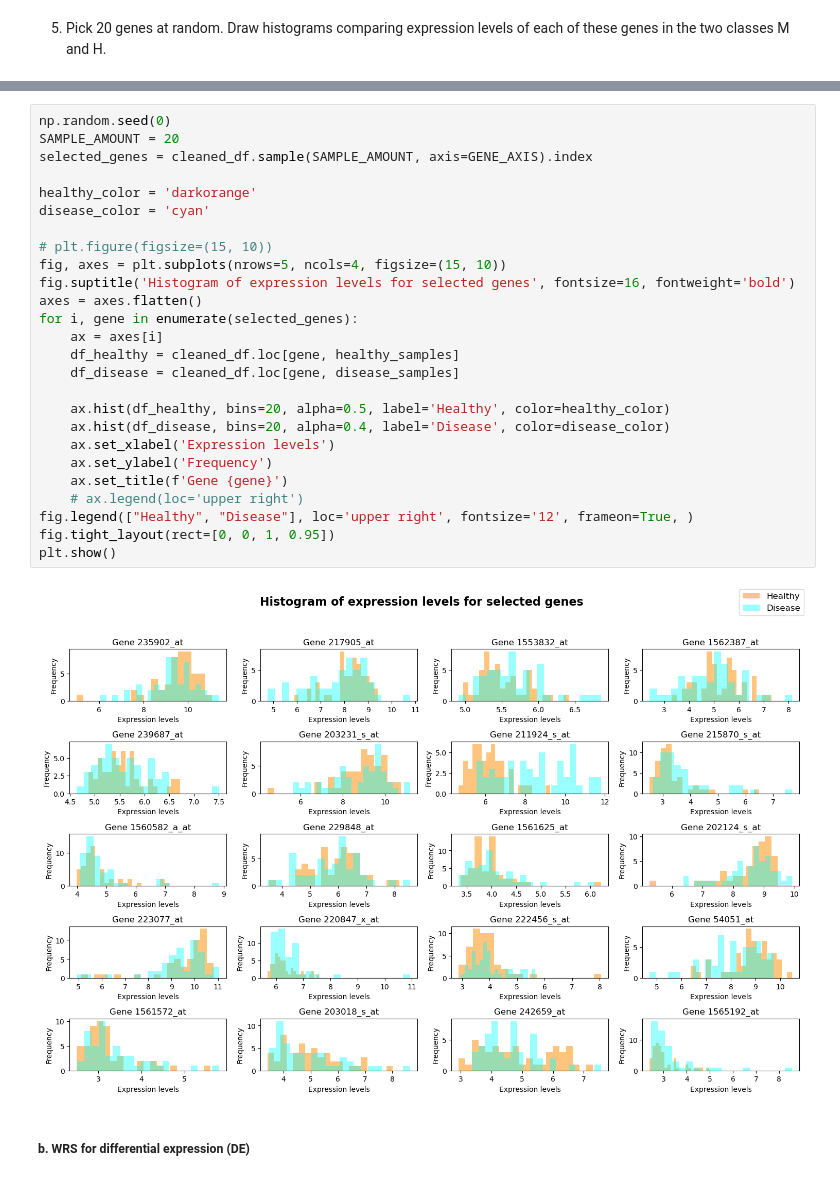
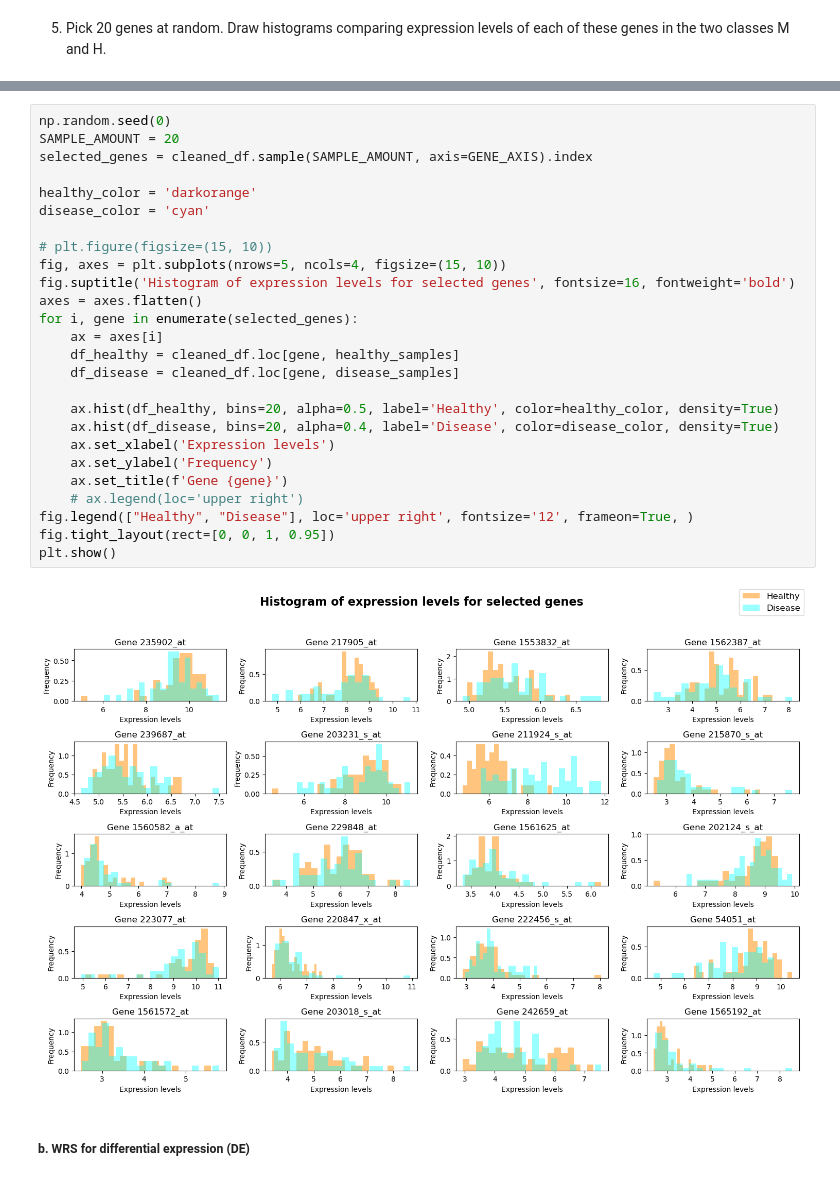
Before and after one commit to matanyaw9/iml_project, a Jupyter notebook: part_1.ipynb, the cells around one changed output, grey strips where cells are left out. Drawn from its saved outputs; the diff is of its cells as text.

```diff
--- a/part_1.ipynb
+++ b/part_1.ipynb
@@ -142,31 +142,31 @@ Index(['242666_at', '229335_at', '1557836_at', '232801_at', '1559462_at',
 # %%
 np.random.seed(0)
 SAMPLE_AMOUNT = 20
 selected_genes = cleaned_df.sample(SAMPLE_AMOUNT, axis=GENE_AXIS).index
 
 healthy_color = 'darkorange'
 disease_color = 'cyan'
 
 # plt.figure(figsize=(15, 10))
 fig, axes = plt.subplots(nrows=5, ncols=4, figsize=(15, 10))
 fig.suptitle('Histogram of expression levels for selected genes', fontsize=16, fontweight='bold')
 axes = axes.flatten()
 for i, gene in enumerate(selected_genes):
     ax = axes[i]
     df_healthy = cleaned_df.loc[gene, healthy_samples]
     df_disease = cleaned_df.loc[gene, disease_samples]
 
-    ax.hist(df_healthy, bins=20, alpha=0.5, label='Healthy', color=healthy_color)
-    ax.hist(df_disease, bins=20, alpha=0.4, label='Disease', color=disease_color)
+    ax.hist(df_healthy, bins=20, alpha=0.5, label='Healthy', color=healthy_color, density=True)
+    ax.hist(df_disease, bins=20, alpha=0.4, label='Disease', color=disease_color, density=True)
     ax.set_xlabel('Expression levels')
     ax.set_ylabel('Frequency')
     ax.set_title(f'Gene {gene}')
     # ax.legend(loc='upper right')
 fig.legend(["Healthy", "Disease"], loc='upper right', fontsize='12', frameon=True, )
 fig.tight_layout(rect=[0, 0, 1, 0.95])
 plt.show()
 # %% [output]
-[figure, old version]
+[figure, new version]
 # %% [markdown]
 ##### b. WRS for differential expression (DE)
 # %% [markdown]
```
Also changed, not shown: parts of 3 cells of this notebook.
